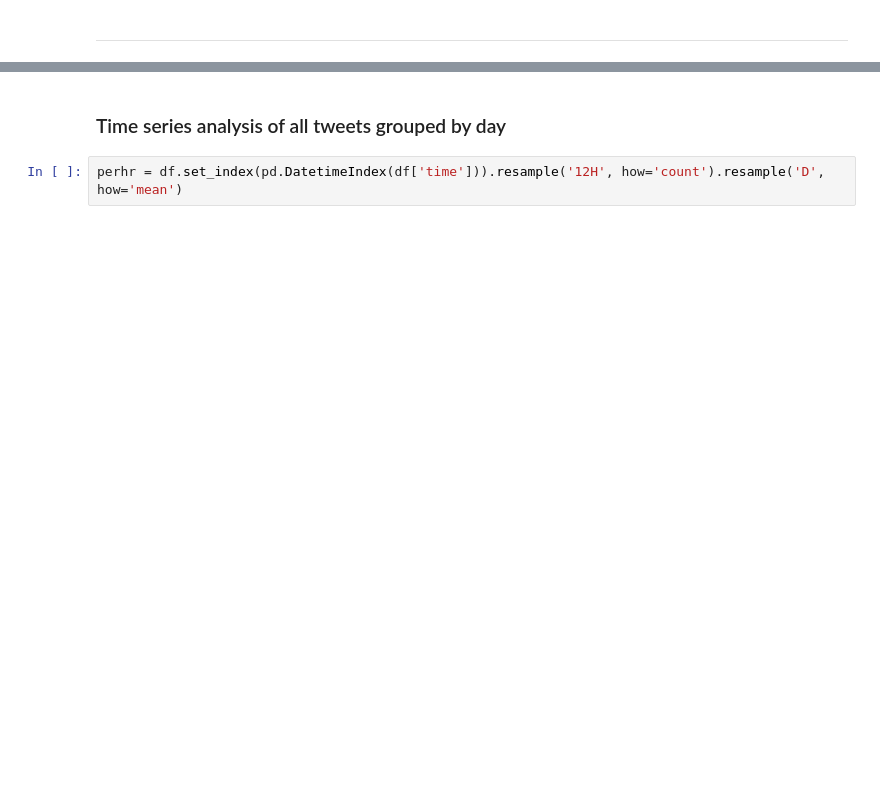
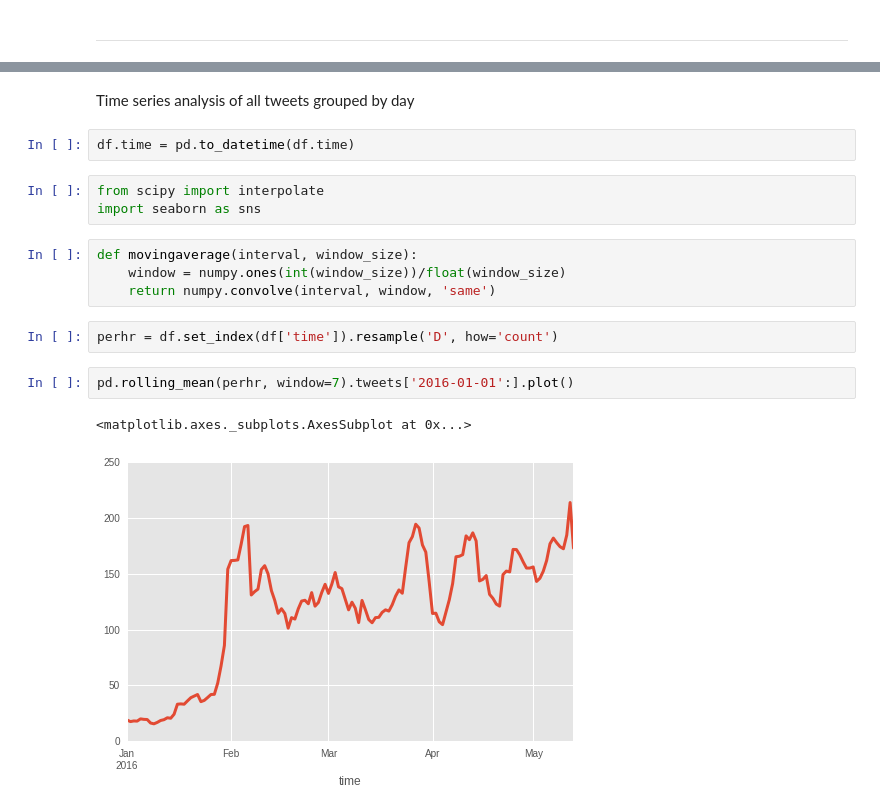
Before and after one commit to patricknieto/ISIS-Social-Network, a Jupyter notebook: ISIS_tweets.ipynb, the cells around one changed output, grey strips where cells are left out. Saved outputs shown, nothing was run; the diff lists cells and outputs as text; blank space fills up the shorter version.

```diff
--- a/ISIS_tweets.ipynb
+++ b/ISIS_tweets.ipynb
@@ -455,7 +372,21 @@ for k in infoDict.keys():
 # %% [markdown]
-### Time series analysis of all tweets grouped by day
+Time series analysis of all tweets grouped by day
+# %%
+df.time = pd.to_datetime(df.time)
+# %%
+from scipy import interpolate
+import seaborn as sns
+# %%
+def movingaverage(interval, window_size):
+    window = numpy.ones(int(window_size))/float(window_size)
+    return numpy.convolve(interval, window, 'same')
 # %%
-perhr = df.set_index(pd.DatetimeIndex(df['time'])).resample('12H', how='count').resample('D', how='mean')
+perhr = df.set_index(df['time']).resample('D', how='count')
+# %%
+pd.rolling_mean(perhr, window=7).tweets['2016-01-01':].plot()
+# %% [output]
+<matplotlib.axes._subplots.AxesSubplot at 0x...>
+[figure, added]
 # %%
 fig, ax = plt.subplots(figsize = (20,8))
 
```
Also changed, not shown: parts of 46 cells of this notebook, 1 other file.
